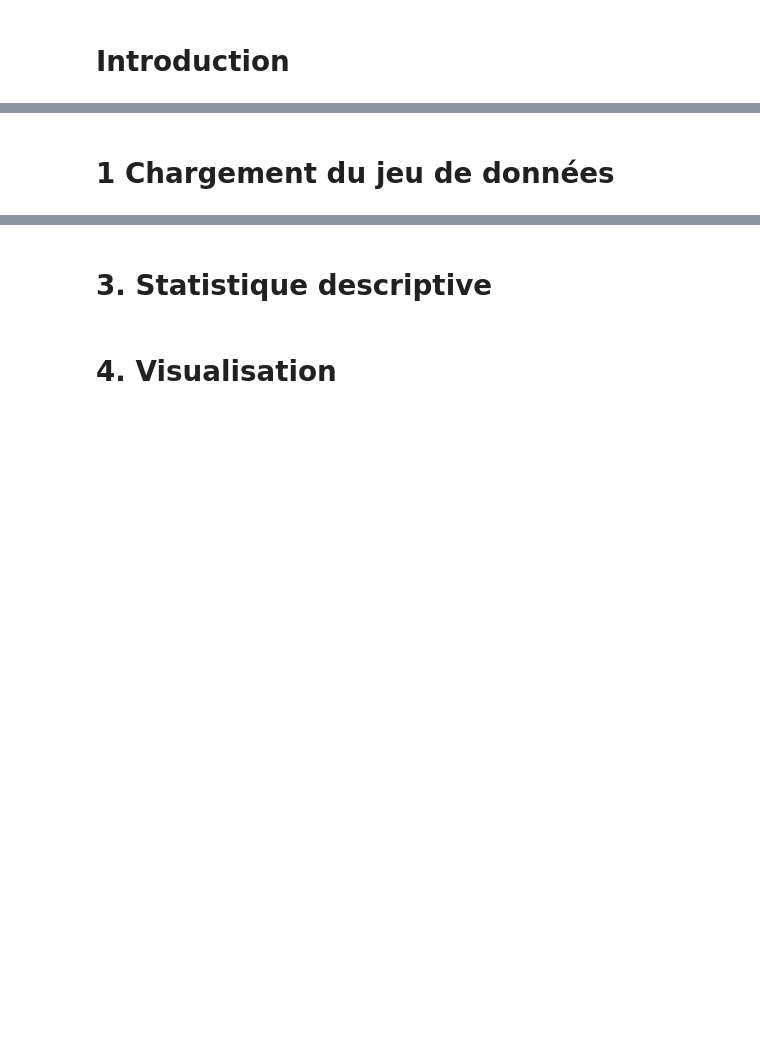
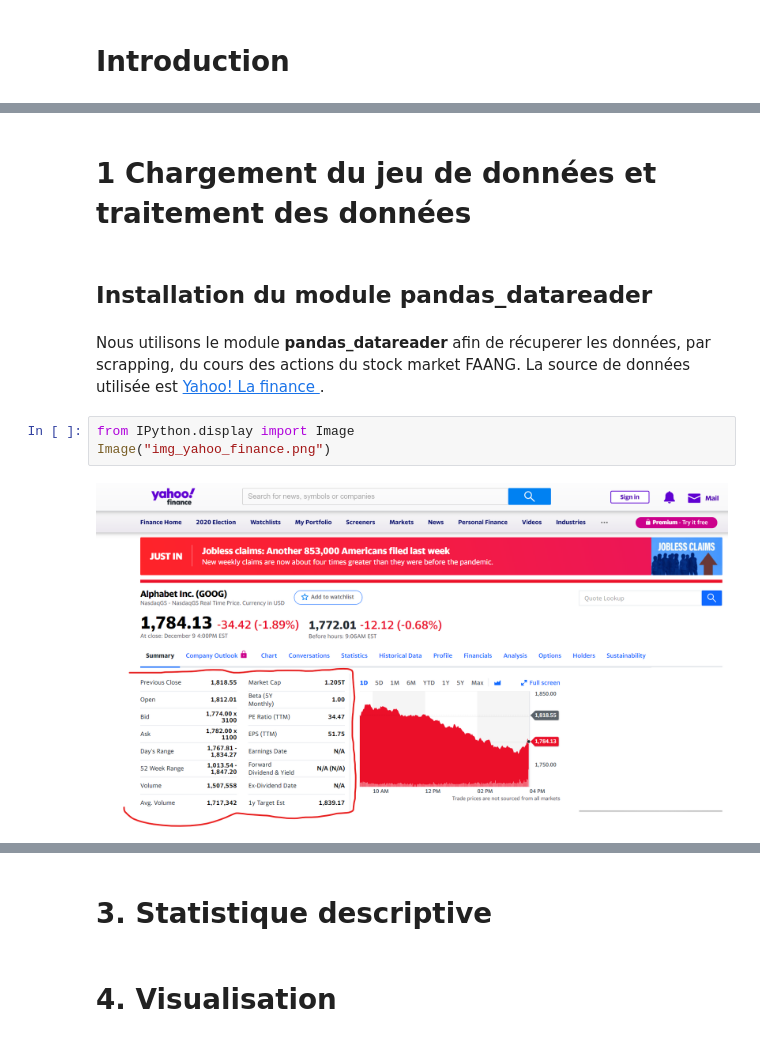
Before and after one commit to lasme-ephrem/pythonproject2a, a Jupyter notebook: notebook_projet_python_lasme_new.ipynb, the cells around one changed output, grey strips where cells are left out. Saved outputs shown, nothing was run; the diff lists cells and outputs as text; blank space fills up the shorter version.

Commit message:
Récupération des données par scrapping (OK)

```diff
--- a/notebook_projet_python_lasme_new.ipynb
+++ b/notebook_projet_python_lasme_new.ipynb
@@ -5,2 +13,11 @@
 # %% [markdown]
-# 1 Chargement du jeu de données
+# 1 Chargement du jeu de données et traitement des données
+# %% [markdown]
+## Installation du module pandas_datareader
+# %% [markdown]
+Nous utilisons le module <b>pandas_datareader</b> afin de récuperer les données, par scrapping, du cours des actions du stock market FAANG. La source de données utilisée est <a href = "https://finance.yahoo.com/"> Yahoo! La finance </a>.
+# %%
+from IPython.display import Image
+Image("img_yahoo_finance.png")
+# %% [output]
+[figure, added]
```
Also changed, not shown: parts of 17 cells of this notebook, 2 other files.
